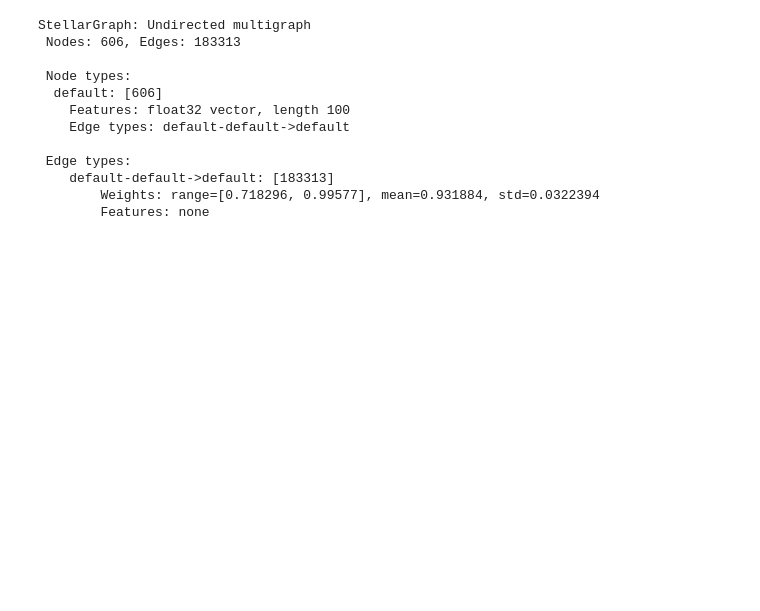
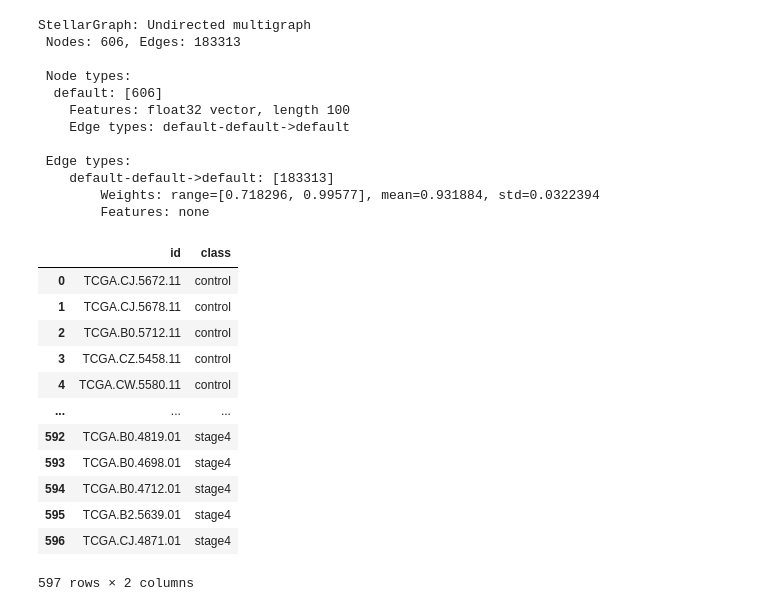
Before and after one commit to colombelli/gat-cancer-staging, a Jupyter notebook: notebooks/stellargraph load data.ipynb, the cells around one changed output. Drawn from its saved outputs; the diff is of its cells as text; code cells hidden in the pictures; blank space fills up the shorter version.

Commit message:
Complete stellargraph data processing

```diff
--- a/notebooks/stellargraph load data.ipynb
+++ b/notebooks/stellargraph load data.ipynb
@@ -107,3 +107,50 @@ StellarGraph: Undirected multigraph
     default-default->default: [183313]
         Weights: range=[0.718296, 0.99577], mean=0.931884, std=0.0322394
         Features: none
+# %%
+# Getting the cancer staging info
+
+control = pd.read_csv(base_path+"normal.csv", usecols=[0]).iloc[:, 0].values
+s1 = pd.read_csv(base_path+"split_stage/stage1.csv", usecols=[0]).iloc[:, 0].values
+s2 = pd.read_csv(base_path+"split_stage/stage2.csv", usecols=[0]).iloc[:, 0].values
+s3 = pd.read_csv(base_path+"split_stage/stage3.csv", usecols=[0]).iloc[:, 0].values
+s4 = pd.read_csv(base_path+"split_stage/stage4.csv", usecols=[0]).iloc[:, 0].values
+# %%
+# Reformating indexes changing tacks (-) for dots (.)
+control = [i.replace('-','.') for i in control]
+s1 = [i.replace('-','.') for i in s1]
+s2 = [i.replace('-','.') for i in s2]
+s3 = [i.replace('-','.') for i in s3]
+s4 = [i.replace('-','.') for i in s4]
+# %%
+# Building class dataframe with staging information
+
+class_info_dict = {
+    "control": control,
+    "stage1": s1,
+    "stage2": s2,
+    "stage3": s3,
+    "stage4": s4
+}
+
+df_class = pd.DataFrame(columns=['id', 'class'])
+
+for class_info, class_values in class_info_dict.items():
+    df_temp = pd.DataFrame({'id': class_values, 'class': [class_info]*len(class_values)})
+    df_class = df_class.append(df_temp, ignore_index=True)
+
+df_class
+# %% [output]
+|  | id | class |
+| 0 | TCGA.CJ.5672.11 | control |
+| 1 | TCGA.CJ.5678.11 | control |
+| 2 | TCGA.B0.5712.11 | control |
+| 3 | TCGA.CZ.5458.11 | control |
+| 4 | TCGA.CW.5580.11 | control |
+| ... | ... | ... |
+| 592 | TCGA.B0.4819.01 | stage4 |
+| 593 | TCGA.B0.4698.01 | stage4 |
+| 594 | TCGA.B0.4712.01 | stage4 |
+| 595 | TCGA.B2.5639.01 | stage4 |
+| 596 | TCGA.CJ.4871.01 | stage4 |
+597 rows × 2 columns
```
Also changed, not shown: parts of 4 cells of this notebook.
